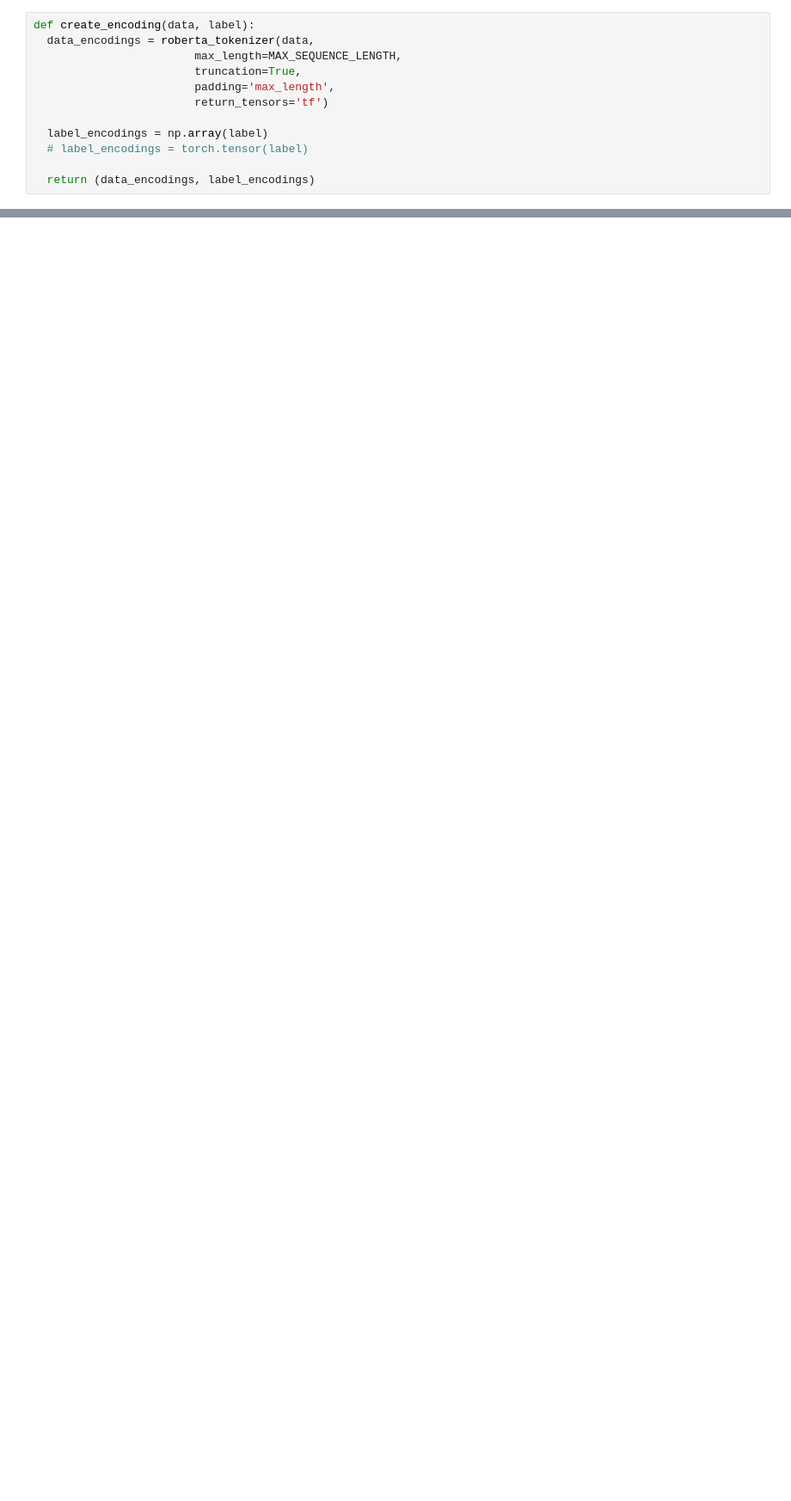
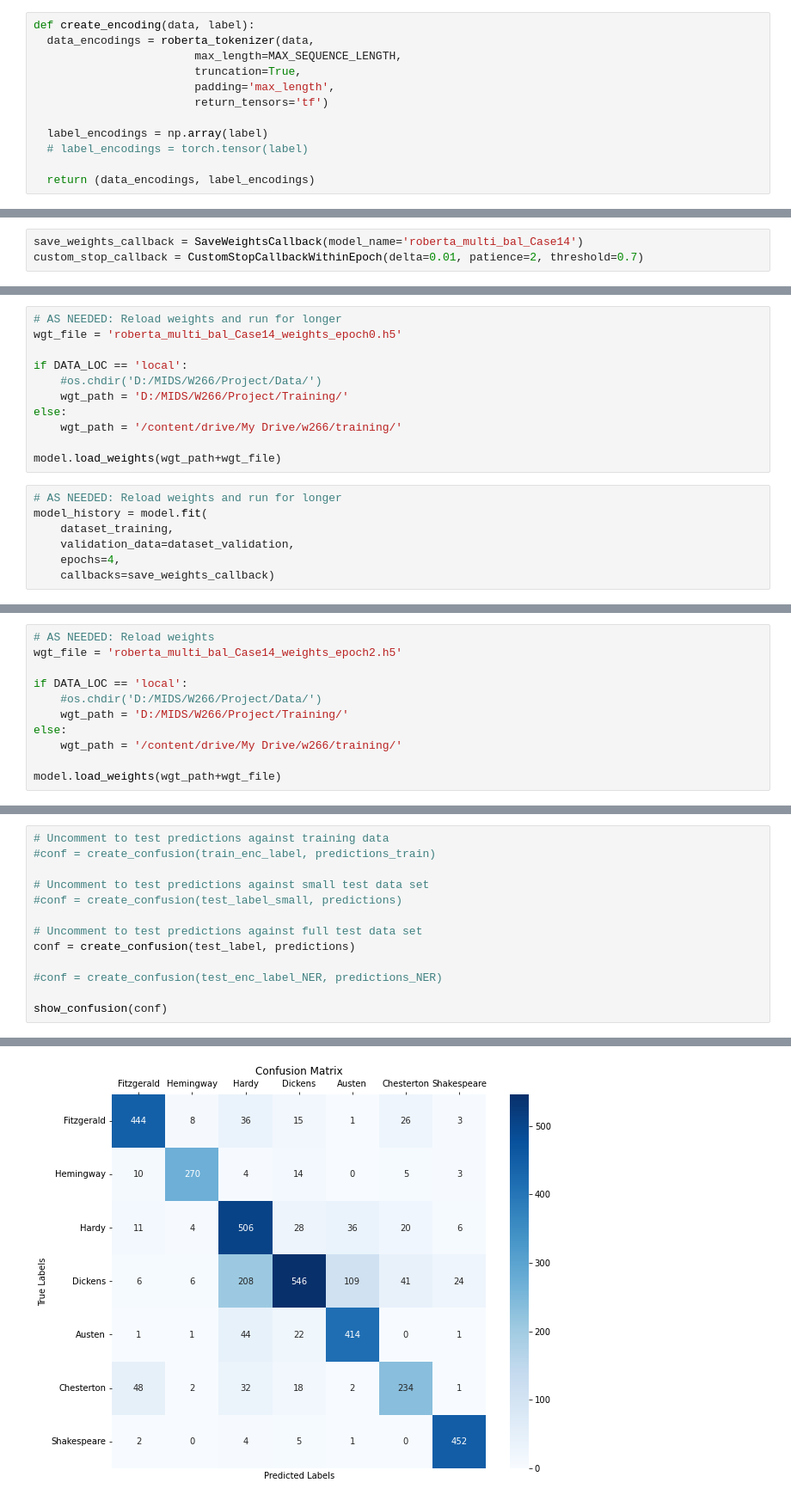
Before and after one commit to denny-lehman/lit-shazam, a Jupyter notebook: notebooks/RoBERTa.ipynb, the cells around one changed output, grey strips where cells are left out. Shown: that part at 86% size. Cells and saved outputs as stored; diff of their text form; blank space fills up the shorter version.

```diff
--- a/notebooks/RoBERTa.ipynb
+++ b/notebooks/RoBERTa.ipynb
@@ -483,0 +438,3 @@ test_label[0:20]
+# %%
+save_weights_callback = SaveWeightsCallback(model_name='roberta_multi_bal_Case14')
+custom_stop_callback = CustomStopCallbackWithinEpoch(delta=0.01, patience=2, threshold=0.7)
@@ -483,0 +458,18 @@ test_label[0:20]
+# %%
+# AS NEEDED: Reload weights and run for longer
+wgt_file = 'roberta_multi_bal_Case14_weights_epoch0.h5'
+
+if DATA_LOC == 'local':
+    #os.chdir('D:/MIDS/W266/Project/Data/')
+    wgt_path = 'D:/MIDS/W266/Project/Training/'
+else:
+    wgt_path = '/content/drive/My Drive/w266/training/'
+
+model.load_weights(wgt_path+wgt_file)
+# %%
+# AS NEEDED: Reload weights and run for longer
+model_history = model.fit(
+    dataset_training,
+    validation_data=dataset_validation,
+    epochs=4,
+    callbacks=save_weights_callback)
@@ -483,0 +505,11 @@ test_label[0:20]
+# %%
+# AS NEEDED: Reload weights
+wgt_file = 'roberta_multi_bal_Case14_weights_epoch2.h5'
+
+if DATA_LOC == 'local':
+    #os.chdir('D:/MIDS/W266/Project/Data/')
+    wgt_path = 'D:/MIDS/W266/Project/Training/'
+else:
+    wgt_path = '/content/drive/My Drive/w266/training/'
+
+model.load_weights(wgt_path+wgt_file)
@@ -483,0 +632,14 @@ test_label[0:20]
+# %%
+# Uncomment to test predictions against training data
+#conf = create_confusion(train_enc_label, predictions_train)
+
+# Uncomment to test predictions against small test data set
+#conf = create_confusion(test_label_small, predictions)
+
+# Uncomment to test predictions against full test data set
+conf = create_confusion(test_label, predictions)
+
+#conf = create_confusion(test_enc_label_NER, predictions_NER)
+
+show_confusion(conf)
+# %% [output]
@@ -483,0 +663 @@ test_label[0:20]
+[figure, added]
```
Also changed, not shown: parts of 69 cells of this notebook.
